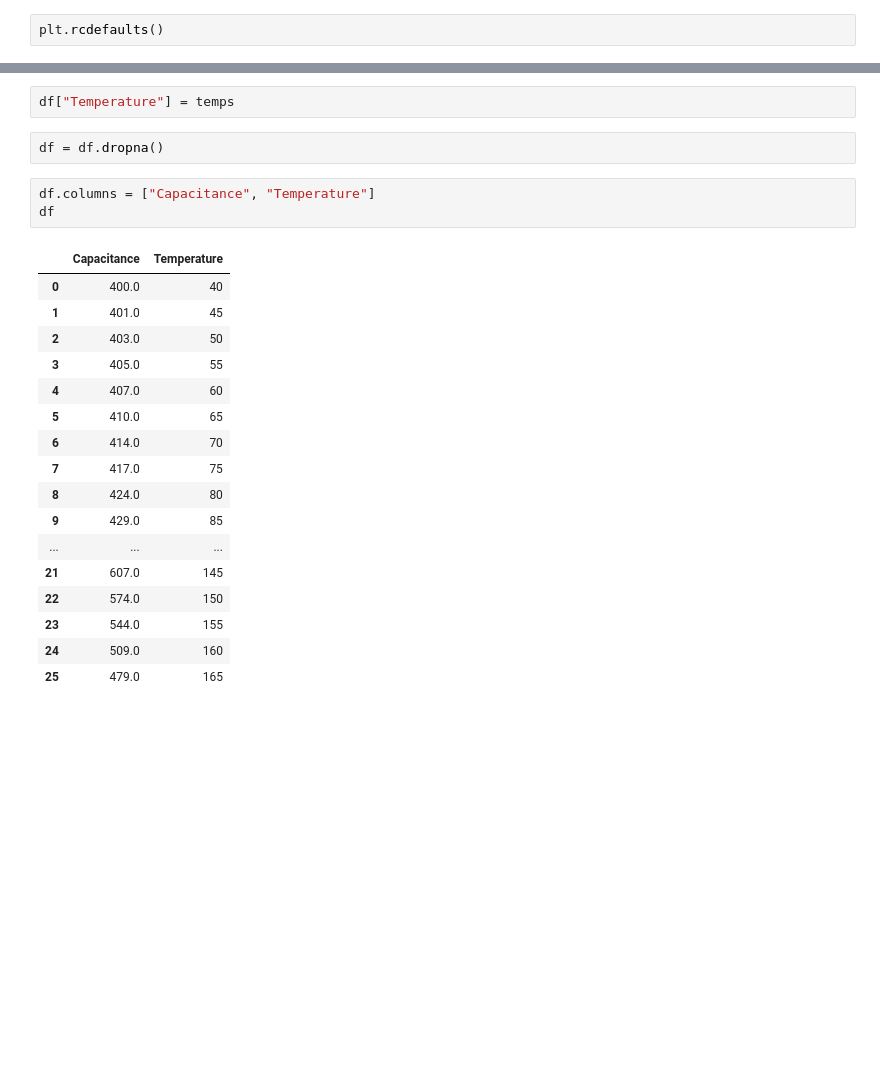
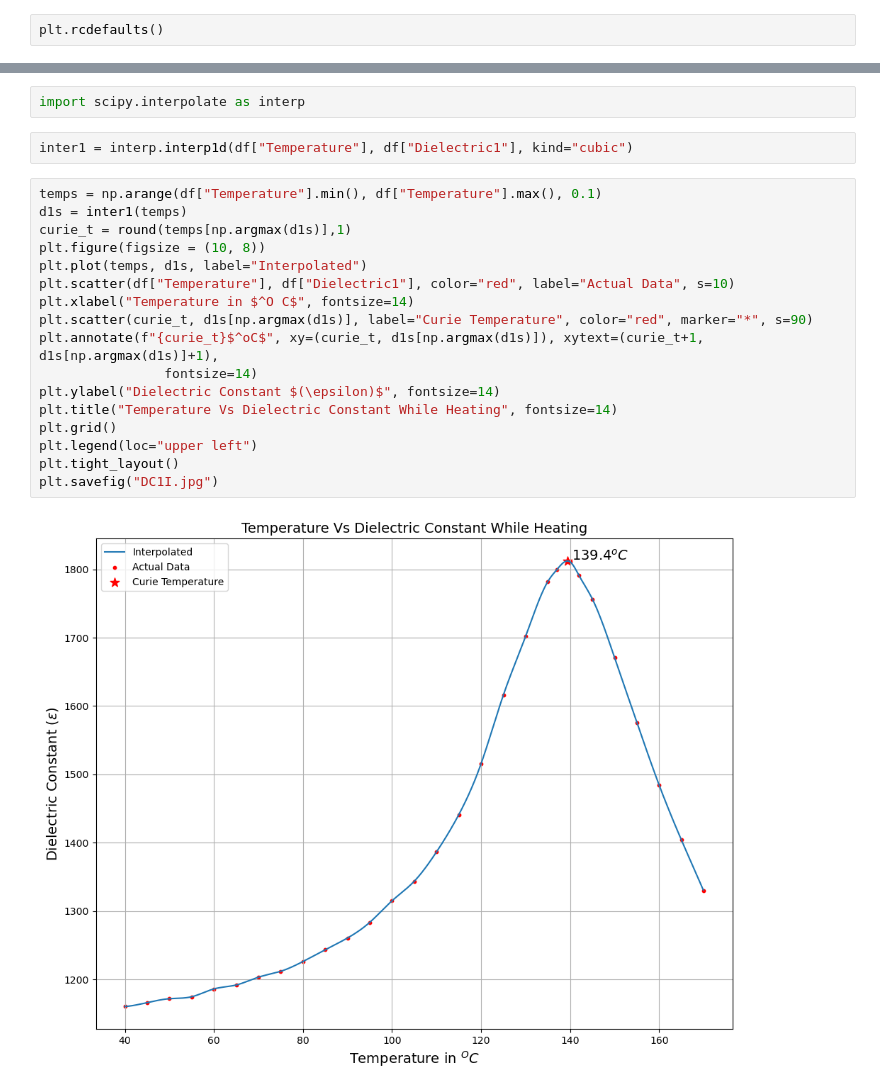
Before and after one commit to KulwinderKaur17/Experiments, a Jupyter notebook: DC/My/DC.ipynb, the cells around one changed output, grey strips where cells are left out. Saved outputs shown, nothing was run; the diff lists cells and outputs as text; blank space fills up the shorter version.

```diff
--- a/DC/My/DC.ipynb
+++ b/DC/My/DC.ipynb
@@ -126,25 +107,23 @@ temps = np.arange(40,166, 5)
-# %%
-df["Temperature"] = temps
-# %%
-df = df.dropna()
-# %%
-df.columns = ["Capacitance", "Temperature"]
-df
-# %% [output]
-|  | Capacitance | Temperature |
-| 0 | 400.0 | 40 |
-| 1 | 401.0 | 45 |
-| 2 | 403.0 | 50 |
-| 3 | 405.0 | 55 |
-| 4 | 407.0 | 60 |
-| 5 | 410.0 | 65 |
-| 6 | 414.0 | 70 |
-| 7 | 417.0 | 75 |
-| 8 | 424.0 | 80 |
-| 9 | 429.0 | 85 |
-| ... | ... | ... |
-| 21 | 607.0 | 145 |
-| 22 | 574.0 | 150 |
-| 23 | 544.0 | 155 |
-| 24 | 509.0 | 160 |
-| 25 | 479.0 | 165 |
+# %%
+import scipy.interpolate as interp
+# %%
+inter1 = interp.interp1d(df["Temperature"], df["Dielectric1"], kind="cubic")
+# %%
+temps = np.arange(df["Temperature"].min(), df["Temperature"].max(), 0.1)
+d1s = inter1(temps)
+curie_t = round(temps[np.argmax(d1s)],1)
+plt.figure(figsize = (10, 8))
+plt.plot(temps, d1s, label="Interpolated")
+plt.scatter(df["Temperature"], df["Dielectric1"], color="red", label="Actual Data", s=10)
+plt.xlabel("Temperature in $^O C$", fontsize=14)
+plt.scatter(curie_t, d1s[np.argmax(d1s)], label="Curie Temperature", color="red", marker="*", s=90)
+plt.annotate(f"{curie_t}$^oC$", xy=(curie_t, d1s[np.argmax(d1s)]), xytext=(curie_t+1, d1s[np.argmax(d1s)]+1),
+                fontsize=14)
+plt.ylabel("Dielectric Constant $(\epsilon)$", fontsize=14)
+plt.title("Temperature Vs Dielectric Constant While Heating", fontsize=14)
+plt.grid()
+plt.legend(loc="upper left")
+plt.tight_layout()
+plt.savefig("DC1I.jpg")
+# %% [output]
+[figure, added]
```
Also changed, not shown: parts of 13 cells of this notebook, 16 other files.
